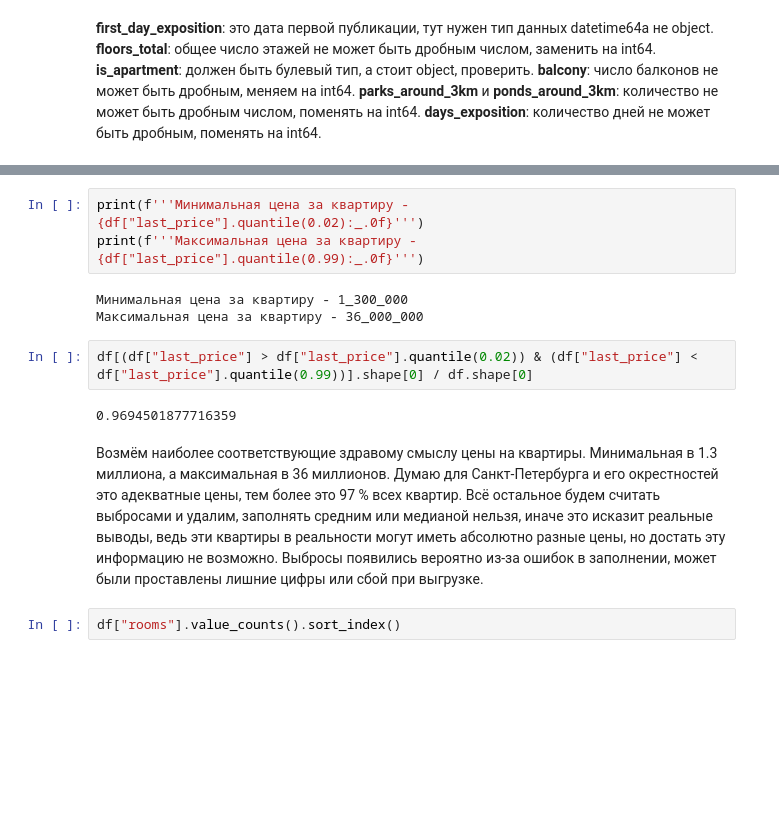
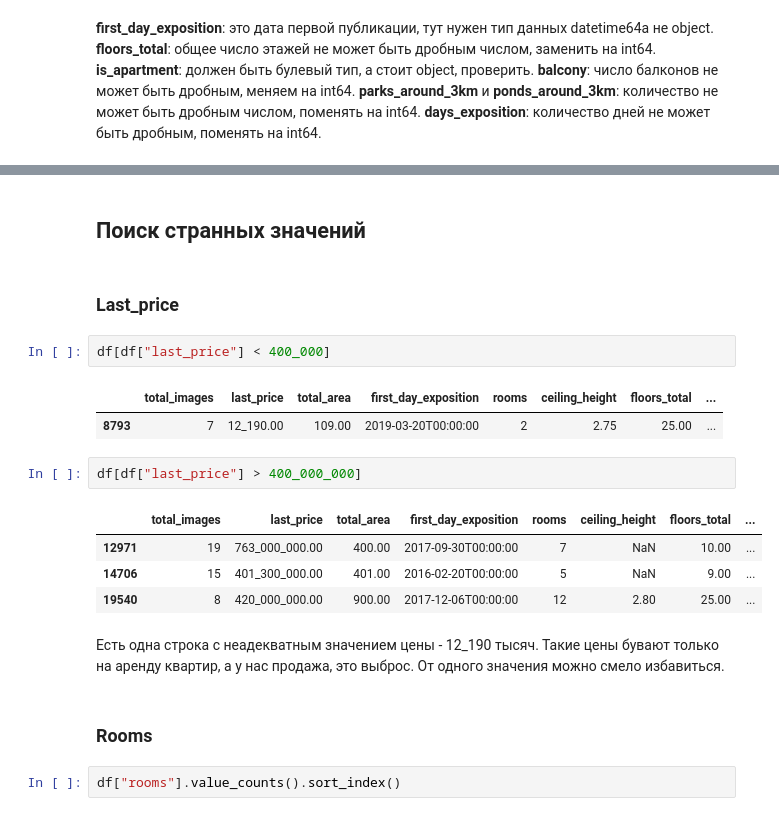
Before and after one commit to Alex-projects-hub/Research_of_advertisements_for_the_sale_of_apartments, a Jupyter notebook: Research_of_advertisements_for_the_sale_of_apartments.ipynb, the cells around one changed output, grey strips where cells are left out. Saved outputs shown, nothing was run; the diff lists cells and outputs as text; blank space fills up the shorter version.

```diff
--- a/Research_of_advertisements_for_the_sale_of_apartments.ipynb
+++ b/Research_of_advertisements_for_the_sale_of_apartments.ipynb
@@ -135,15 +124,23 @@ plt.show()
-# %%
-print(f'''Минимальная цена за квартиру - {df["last_price"].quantile(0.02):_.0f}''')
-print(f'''Максимальная цена за квартиру - {df["last_price"].quantile(0.99):_.0f}''')
-# %% [output]
-Минимальная цена за квартиру - 1_300_000
-Максимальная цена за квартиру - 36_000_000
-# %%
-df[(df["last_price"] > df["last_price"].quantile(0.02)) & (df["last_price"] < df["last_price"].quantile(0.99))].shape[0] / df.shape[0]
-# %% [output]
-0.9694501877716359
-# %% [markdown]
-Возмём наиболее соответствующие здравому смыслу цены на квартиры. Минимальная в 1.3 миллиона, а максимальная в 36 миллионов. Думаю для Санкт-Петербурга и его окрестностей это адекватные цены, тем более это 97 % всех квартир. Всё остальное будем считать выбросами и удалим, заполнять средним или медианой нельзя, иначе это исказит реальные выводы, ведь эти квартиры в реальности могут иметь абсолютно разные цены, но достать эту информацию не возможно. Выбросы появились вероятно из-за ошибок в заполнении, может были проставлены лишние цифры или сбой при выгрузке.
+# %% [markdown]
+## Поиск странных значений
+# %% [markdown]
+### Last_price
+# %%
+df[df["last_price"] < 400_000]
+# %% [output]
+|  | total_images | last_price | total_area | first_day_exposition | rooms | ceiling_height | floors_total | ... |
+| 8793 | 7 | 12_190.00 | 109.00 | 2019-03-20T00:00:00 | 2 | 2.75 | 25.00 | ... |
+# %%
+df[df["last_price"] > 400_000_000]
+# %% [output]
+|  | total_images | last_price | total_area | first_day_exposition | rooms | ceiling_height | floors_total | ... |
+| 12971 | 19 | 763_000_000.00 | 400.00 | 2017-09-30T00:00:00 | 7 | NaN | 10.00 | ... |
+| 14706 | 15 | 401_300_000.00 | 401.00 | 2016-02-20T00:00:00 | 5 | NaN | 9.00 | ... |
+| 19540 | 8 | 420_000_000.00 | 900.00 | 2017-12-06T00:00:00 | 12 | 2.80 | 25.00 | ... |
+# %% [markdown]
+Есть одна строка с неадекватным значением цены - 12_190 тысяч. Такие цены бувают только на аренду квартир, а у нас продажа, это выброс. От одного значения можно смело избавиться.
+# %% [markdown]
+### Rooms
 # %%
 df["rooms"].value_counts().sort_index()
 # %% [output]
```
Also changed, not shown: parts of 30 cells of this notebook.
